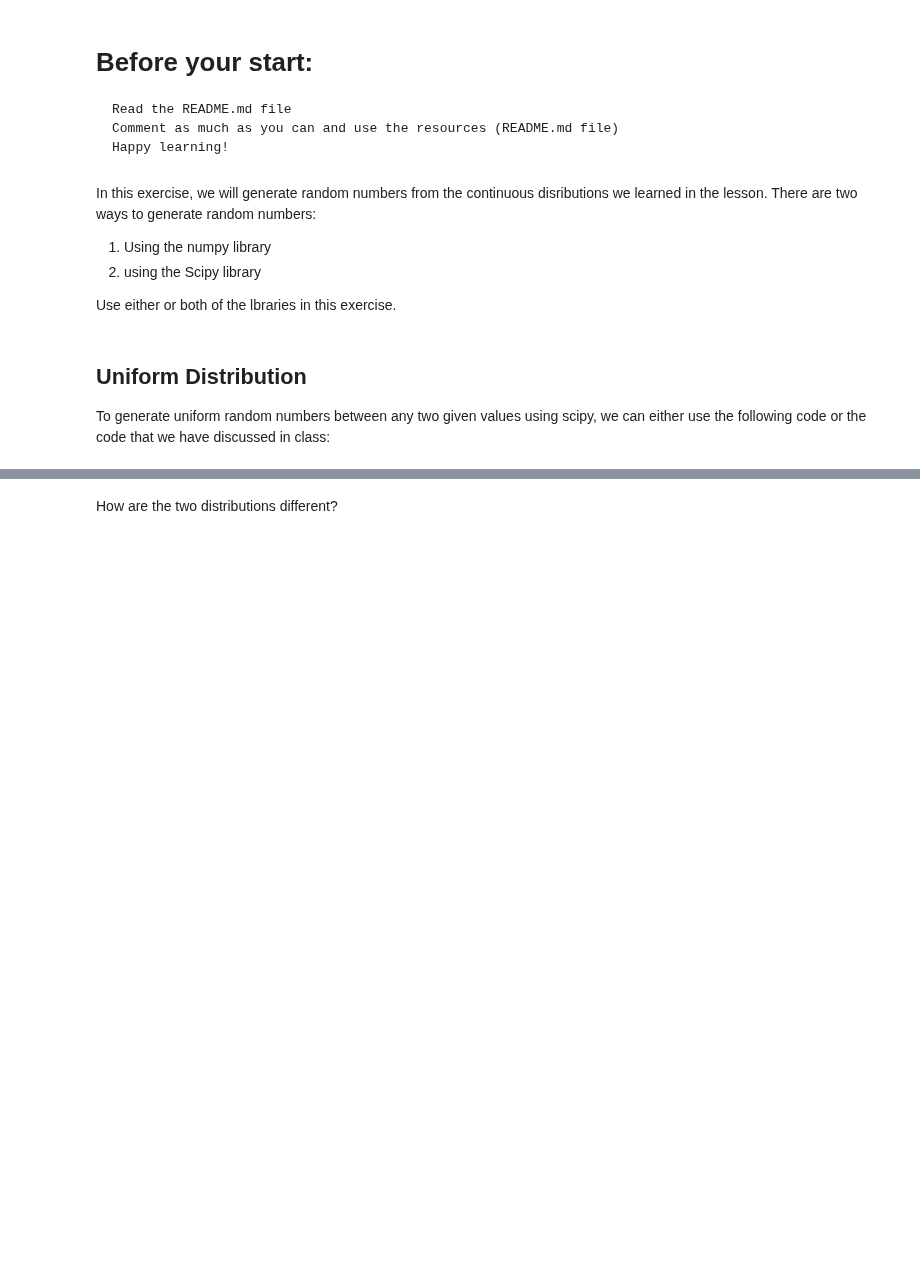
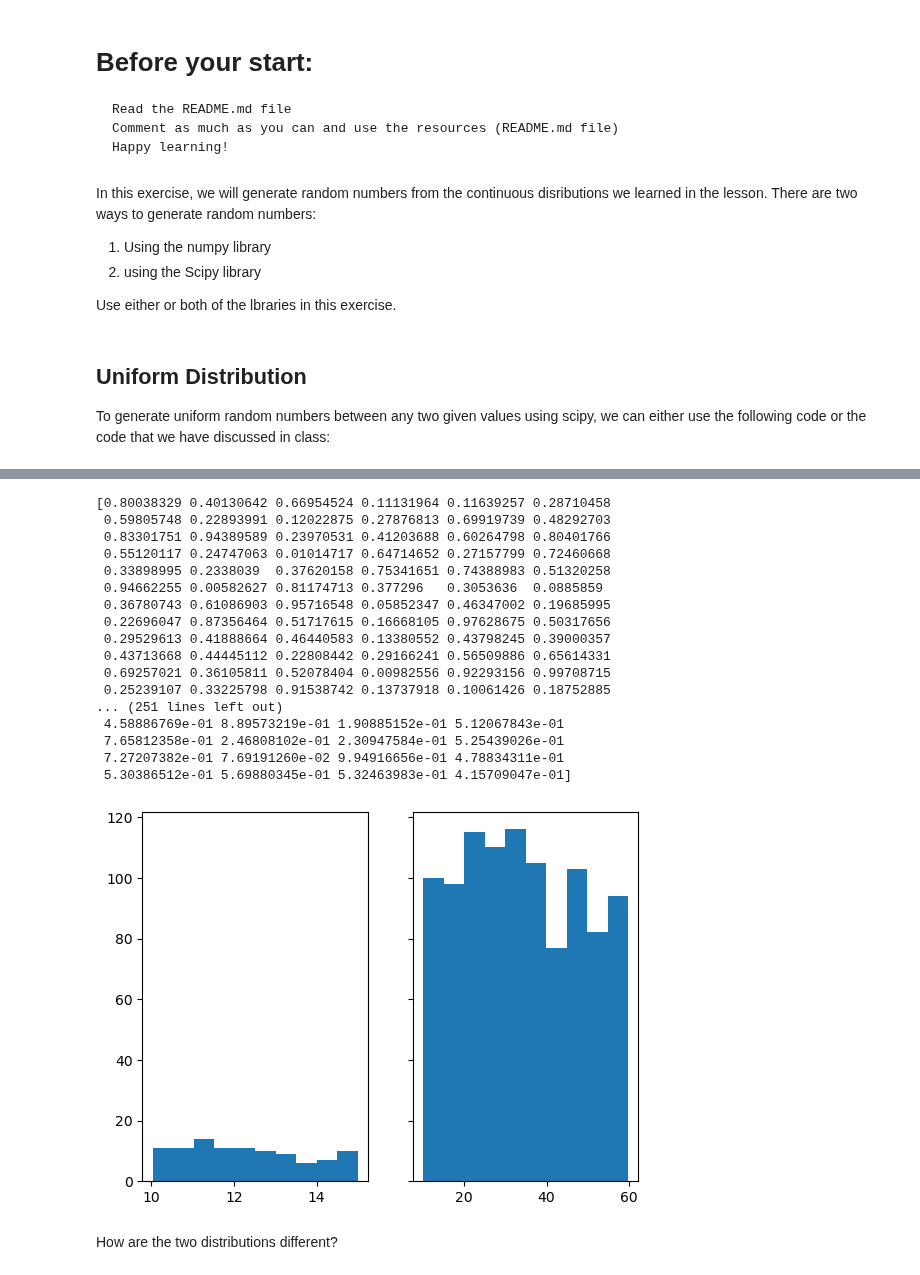
Before and after one commit to ta-data-lis/lab-probability-distributions, a Jupyter notebook: your-code/continuous.ipynb, the cells around one changed output, grey strips where cells are left out. Cells and saved outputs as stored; diff of their text form; code cells hidden in the pictures; blank space fills up the shorter version.

```diff
--- a/your-code/continuous.ipynb
+++ b/your-code/continuous.ipynb
@@ -47,2 +54,38 @@ Your output should look like below:
+# %%
+# your code here
+def generate_uniform(bottom, ceiling, count):
+    x = stats.uniform.rvs(size=count)
+    print(x)
+    a = bottom
+    b = ceiling
+    randoms = a + (b-a)*x
+    return randoms
+
+u1 = generate_uniform(bottom=10, ceiling=15, count=100)
+u2= generate_uniform(bottom=10, ceiling=60, count=1000)
+
+fig, (ax1, ax2) = plt.subplots(1, 2, sharey=True)
+ax1.hist(u1)
+ax2.hist(u2)
+plt.show()
+# %% [output]
+[0.80038329 0.40130642 0.66954524 0.11131964 0.11639257 0.28710458
+ 0.59805748 0.22893991 0.12022875 0.27876813 0.69919739 0.48292703
+ 0.83301751 0.94389589 0.23970531 0.41203688 0.60264798 0.80401766
+ 0.55120117 0.24747063 0.01014717 0.64714652 0.27157799 0.72460668
+ 0.33898995 0.2338039  0.37620158 0.75341651 0.74388983 0.51320258
+ 0.94662255 0.00582627 0.81174713 0.377296   0.3053636  0.0885859
+ 0.36780743 0.61086903 0.95716548 0.05852347 0.46347002 0.19685995
+ 0.22696047 0.87356464 0.51717615 0.16668105 0.97628675 0.50317656
+ 0.29529613 0.41888664 0.46440583 0.13380552 0.43798245 0.39000357
+ 0.43713668 0.44445112 0.22808442 0.29166241 0.56509886 0.65614331
+ 0.69257021 0.36105811 0.52078404 0.00982556 0.92293156 0.99708715
+ 0.25239107 0.33225798 0.91538742 0.13737918 0.10061426 0.18752885
+... (251 lines left out)
+ 4.58886769e-01 8.89573219e-01 1.90885152e-01 5.12067843e-01
+ 7.65812358e-01 2.46808102e-01 2.30947584e-01 5.25439026e-01
+ 7.27207382e-01 7.69191260e-02 9.94916656e-01 4.78834311e-01
+ 5.30386512e-01 5.69880345e-01 5.32463983e-01 4.15709047e-01]
+[figure, added]
 # %% [markdown]
 How are the two distributions different?
```
Also changed, not shown: parts of 20 cells of this notebook.
